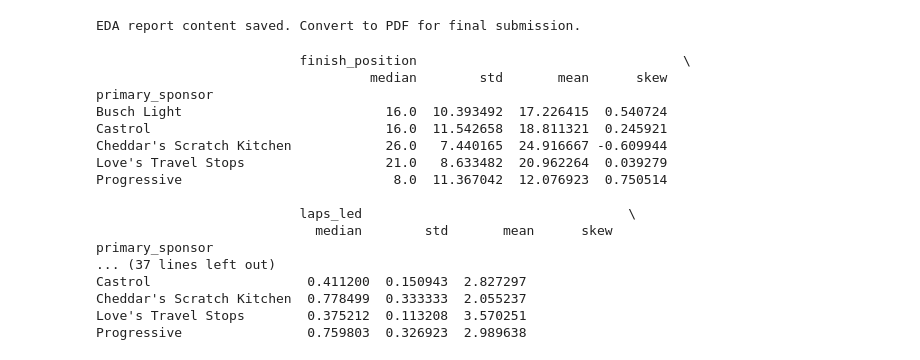
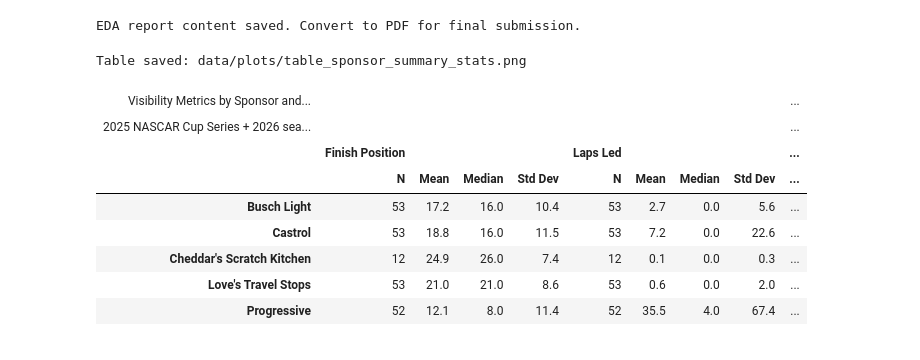
Before and after one commit to lloyd-todaro/NASCAR-Externship, a Jupyter notebook: code/data_visualization.ipynb, the cells around one changed output. Cells and saved outputs as stored; diff of their text form; code cells hidden in the pictures.

Commit message:
made EDA tables

```diff
--- a/code/data_visualization.ipynb
+++ b/code/data_visualization.ipynb
@@ -665,32 +665,55 @@ print("EDA report content saved. Convert to PDF for final submission.")
 # %% [output]
 EDA report content saved. Convert to PDF for final submission.
 # %%
-# summary table - based on sponsor summary dataset
-from great_tables import GT, info_to_clean_html, loc, style
-table_df = sponsor_summary.groupby('primary_sponsor')[['finish_position', 'laps_led',
-                                                      'reddit_mention_count', 'youtube_total_view_count',
-                                                      'news_total_mentions']].agg(['median', 'std', 'mean', 'skew'])
+# Summary table 1: descriptive statistics by sponsor
+from great_tables import GT, md
 
-table = (
-    GT(table_df).tab_header(
-        title="Visibility Metrics by Sponsor and Race Performance"
+metrics = ['finish_position', 'laps_led', 'reddit_mention_count',
+           'youtube_total_view_count', 'news_total_mentions']
+metric_labels = {
+    'finish_position': 'Finish Position',
+    'laps_led': 'Laps Led',
+    'reddit_mention_count': 'Reddit Mentions',
+    'youtube_total_view_count': 'YouTube Views',
+    'news_total_mentions': 'News Mentions',
+}
+stat_labels = {'count': 'N', 'mean': 'Mean', 'median': 'Median', 'std': 'Std Dev'}
+
+table_df = sponsor_summary.groupby('primary_sponsor')[metrics].agg(['count', 'mean', 'median', 'std'])
+table_df.columns = [f"{metric}_{stat}" for metric, stat in table_df.columns]
+table_df = table_df.reset_index()
+
+col_order = ['primary_sponsor'] + [f"{m}_{s}" for m in metrics for s in ['count', 'mean', 'median', 'std']]
+table_df = table_df[col_order]
+
+summary_table = (
+    GT(table_df, rowname_col='primary_sponsor')
+    .tab_header(
+        title="Visibility Metrics by Sponsor and Race Performance",
+        subtitle=md("2025 NASCAR Cup Series + 2026 season-to-date")
     )
+    .cols_label(**{f"{m}_{s}": stat_labels[s] for m in metrics for s in ['count', 'mean', 'median', 'std']})
+    .fmt_integer(columns=[f"{m}_count" for m in metrics])
+    .fmt_number(columns=[f"{m}_{s}" for m in metrics for s in ['mean', 'median', 'std']], decimals=1)
 )
+
+for metric in metrics:
+    summary_table = summary_table.tab_spanner(
+        label=metric_labels[metric],
+        columns=[f"{metric}_{s}" for s in ['count', 'mean', 'median', 'std']]
+    )
+
+summary_table.gtsave('data/plots/table_sponsor_summary_stats.png')
+print("Table saved: data/plots/table_sponsor_summary_stats.png")
+summary_table
 # %% [output]
-                          finish_position                                  \
-                                   median        std       mean      skew
-primary_sponsor
-Busch Light                          16.0  10.393492  17.226415  0.540724
-Castrol                              16.0  11.542658  18.811321  0.245921
-Cheddar's Scratch Kitchen            26.0   7.440165  24.916667 -0.609944
-Love's Travel Stops                  21.0   8.633482  20.962264  0.039279
-Progressive                           8.0  11.367042  12.076923  0.750514
-
-                          laps_led                                  \
-                            median        std       mean      skew
-primary_sponsor
-... (37 lines left out)
-Castrol                    0.411200  0.150943  2.827297
-Cheddar's Scratch Kitchen  0.778499  0.333333  2.055237
-Love's Travel Stops        0.375212  0.113208  3.570251
-Progressive                0.759803  0.326923  2.989638
+Table saved: data/plots/table_sponsor_summary_stats.png
+| Visibility Metrics by Sponsor and... |  |  |  |  |  |  |  |  | ... |
+| 2025 NASCAR Cup Series + 2026 sea... |  |  |  |  |  |  |  |  | ... |
+|  | Finish Position |  |  |  | Laps Led |  |  |  | ... |
+|  | N | Mean | Median | Std Dev | N | Mean | Median | Std Dev | ... |
+| Busch Light | 53 | 17.2 | 16.0 | 10.4 | 53 | 2.7 | 0.0 | 5.6 | ... |
+| Castrol | 53 | 18.8 | 16.0 | 11.5 | 53 | 7.2 | 0.0 | 22.6 | ... |
+| Cheddar's Scratch Kitchen | 12 | 24.9 | 26.0 | 7.4 | 12 | 0.1 | 0.0 | 0.3 | ... |
+| Love's Travel Stops | 53 | 21.0 | 21.0 | 8.6 | 53 | 0.6 | 0.0 | 2.0 | ... |
+| Progressive | 52 | 12.1 | 8.0 | 11.4 | 52 | 35.5 | 4.0 | 67.4 | ... |
```
Also changed, not shown: parts of 2 cells of this notebook, 3 other files.
